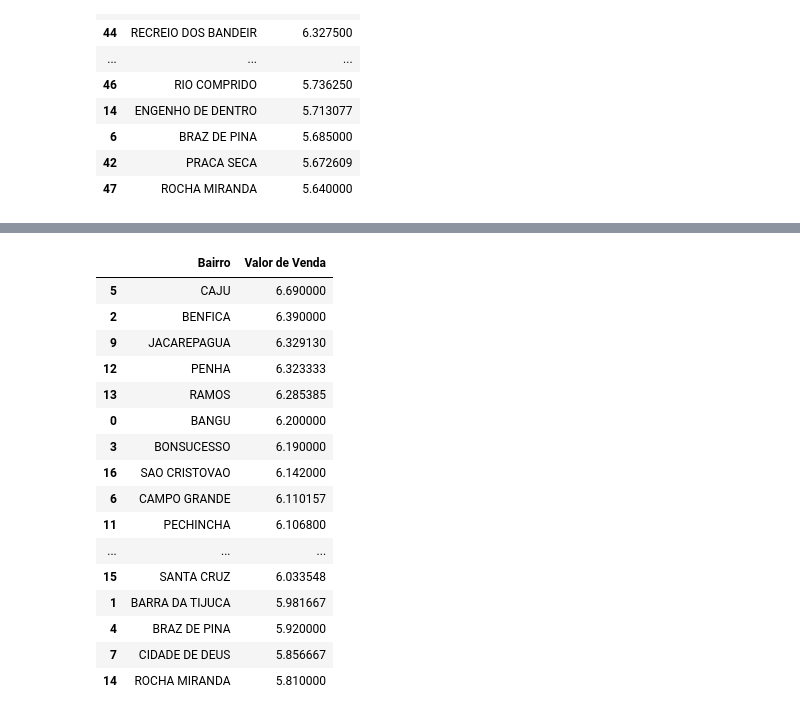
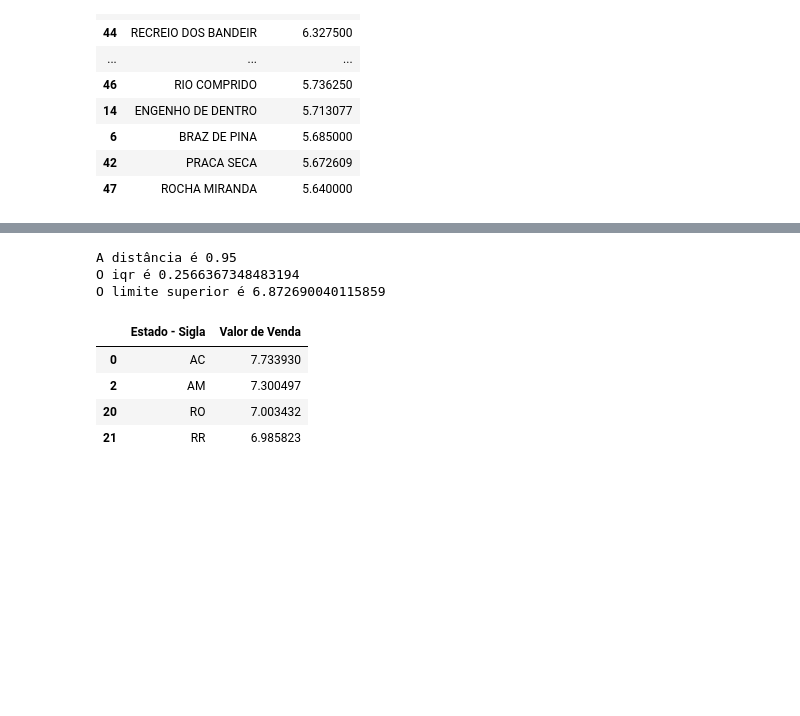
Before and after one commit to Samuelmcoimbra/Repo_senac, a Jupyter notebook: Bibliotecas.ipynb, the cells around one changed output, grey strips where cells are left out. Saved outputs shown, nothing was run; the diff lists cells and outputs as text; code cells hidden in the pictures; blank space fills up the shorter version.

```diff
--- a/Bibliotecas.ipynb
+++ b/Bibliotecas.ipynb
@@ -301,0 +284,3 @@ estudo_etanol
+# %%
+df_gas = df.loc[df['Produto'] == 'GASOLINA']
+df_gas
@@ -301,0 +301,2 @@ estudo_etanol
+# %%
+df_gas['Valor de Venda'] = df_gas['Valor de Venda'].str.replace('R$', '').str.replace('.', '').str.replace(',', '.').astype(float)
@@ -302,5 +309,5 @@ estudo_etanol
 # %%
-estudo_etanol_tab = estudo_etanol.groupby('Bairro')['Valor de Venda'] .mean().reset_index()
-estudo_etanol_tab  = estudo_etanol_tab.sort_values(by='Valor de Venda', ascending=False)
-estudo_etanol_tab
+df_gas_tab_geral = df_gas.groupby('Estado - Sigla')['Valor de Venda'].mean().reset_index()
+df_gas_tab_geral = df_gas_tab_geral.sort_values(by='Valor de Venda', ascending=False)
+df_gas_tab_geral
 # %% [output]
@@ -360,22 +331,28 @@ estudo_diesel
+# %%
+gas_array = np.array(df_gas_tab_geral ['Valor de Venda'])
+q1 = np.percentile(gas_array , 25)
+q2 = np.percentile(gas_array , 50)
+q3 = np.percentile(gas_array , 75)
+media = np.mean(gas_array)
+mediana = np.median(gas_array)
+
+distancia =  (media - mediana) / mediana
+iqr = q3 - q1
+limite_superior = q3 + (1.5 * iqr)
+# %%
+print(f'A distância é {distancia*100:.2f}')
+print(f'O iqr é {iqr}')
+print(f'O limite superior é {limite_superior}')
+# %% [output]
+A distância é 0.95
+O iqr é 0.2566367348483194
+O limite superior é 6.872690040115859
 # %%
-estudo_diesel_tab = estudo_diesel.groupby('Bairro')['Valor de Venda'] .mean().reset_index()
-estudo_diesel_tab  = estudo_diesel_tab.sort_values(by='Valor de Venda', ascending=False)
-estudo_diesel_tab
+gas_outliers = df_gas_tab_geral.loc[df_gas_tab_geral['Valor de Venda'] >=limite_superior]
+gas_outliers.sort_values(by= 'Valor de Venda', ascending= False)
 # %% [output]
-|  | Bairro | Valor de Venda |
-| 5 | CAJU | 6.690000 |
-| 2 | BENFICA | 6.390000 |
-| 9 | JACAREPAGUA | 6.329130 |
-| 12 | PENHA | 6.323333 |
-| 13 | RAMOS | 6.285385 |
-| 0 | BANGU | 6.200000 |
-| 3 | BONSUCESSO | 6.190000 |
-| 16 | SAO CRISTOVAO | 6.142000 |
-| 6 | CAMPO GRANDE | 6.110157 |
-| 11 | PECHINCHA | 6.106800 |
-| ... | ... | ... |
-| 15 | SANTA CRUZ | 6.033548 |
-| 1 | BARRA DA TIJUCA | 5.981667 |
-| 4 | BRAZ DE PINA | 5.920000 |
-| 7 | CIDADE DE DEUS | 5.856667 |
-| 14 | ROCHA MIRANDA | 5.810000 |
+|  | Estado - Sigla | Valor de Venda |
+| 0 | AC | 7.733930 |
+| 2 | AM | 7.300497 |
+| 20 | RO | 7.003432 |
+| 21 | RR | 6.985823 |
```
Also changed, not shown: parts of 26 cells of this notebook, 3 other files.
